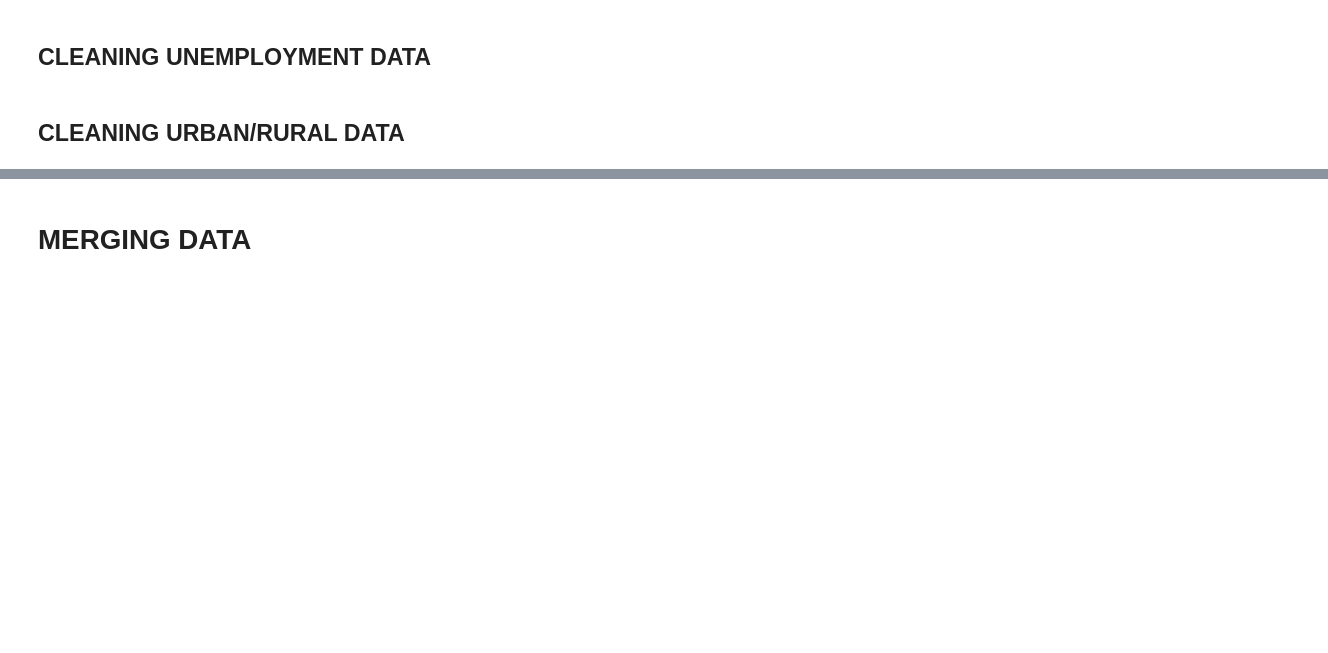
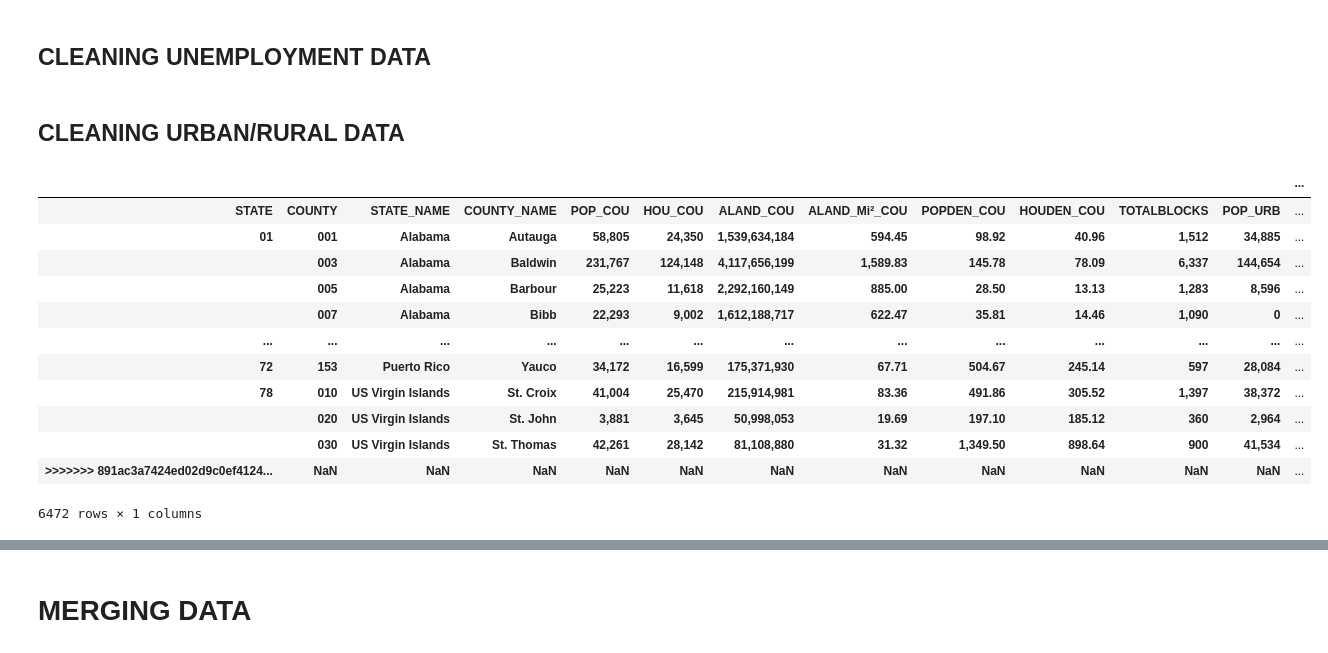
Before and after one commit to evanstanderwick/nys-opioid-deaths, a Jupyter notebook: NYS-opioid-deaths.ipynb, the cells around one changed output, grey strips where cells are left out. Cells and saved outputs as stored; diff of their text form; code cells hidden in the pictures; blank space fills up the shorter version.

Commit message:
update county table data

```diff
--- a/NYS-opioid-deaths.ipynb
+++ b/NYS-opioid-deaths.ipynb
@@ -128,6 +128,22 @@ unemployment['RATE'] = unemployment['RATE'].astype(float)
 unemployment = unemployment.rename(columns={'COUNTY':'County Name', 'RATE': 'Unemployment Percentage'})
 # %% [markdown]
 ## CLEANING URBAN/RURAL DATA
+# %%
+urban_rural
+# %% [output]
+|  |  |  |  |  |  |  |  |  |  |  |  | ... |
+| STATE | COUNTY | STATE_NAME | COUNTY_NAME | POP_COU | HOU_COU | ALAND_COU | ALAND_Mi²_COU | POPDEN_COU | HOUDEN_COU | TOTALBLOCKS | POP_URB | ... |
+| 01 | 001 | Alabama | Autauga | 58,805 | 24,350 | 1,539,634,184 | 594.45 | 98.92 | 40.96 | 1,512 | 34,885 | ... |
+|  | 003 | Alabama | Baldwin | 231,767 | 124,148 | 4,117,656,199 | 1,589.83 | 145.78 | 78.09 | 6,337 | 144,654 | ... |
+|  | 005 | Alabama | Barbour | 25,223 | 11,618 | 2,292,160,149 | 885.00 | 28.50 | 13.13 | 1,283 | 8,596 | ... |
+|  | 007 | Alabama | Bibb | 22,293 | 9,002 | 1,612,188,717 | 622.47 | 35.81 | 14.46 | 1,090 | 0 | ... |
+| ... | ... | ... | ... | ... | ... | ... | ... | ... | ... | ... | ... | ... |
+| 72 | 153 | Puerto Rico | Yauco | 34,172 | 16,599 | 175,371,930 | 67.71 | 504.67 | 245.14 | 597 | 28,084 | ... |
+| 78 | 010 | US Virgin Islands | St. Croix | 41,004 | 25,470 | 215,914,981 | 83.36 | 491.86 | 305.52 | 1,397 | 38,372 | ... |
+|  | 020 | US Virgin Islands | St. John | 3,881 | 3,645 | 50,998,053 | 19.69 | 197.10 | 185.12 | 360 | 2,964 | ... |
+|  | 030 | US Virgin Islands | St. Thomas | 42,261 | 28,142 | 81,108,880 | 31.32 | 1,349.50 | 898.64 | 900 | 41,534 | ... |
+| >>>>>>> 891ac3a7424ed02d9c0ef4124... | NaN | NaN | NaN | NaN | NaN | NaN | NaN | NaN | NaN | NaN | NaN | ... |
+6472 rows × 1 columns
 # %%
 urban_rural = urban_rural.loc[urban_rural['STATE_NAME'] == 'New York']
 urban_rural = urban_rural.loc[:,['COUNTY_NAME','URBANBLOCKS','RURALBLOCKS']]
```
Also changed, not shown: parts of 6 cells of this notebook, 1 other file.
